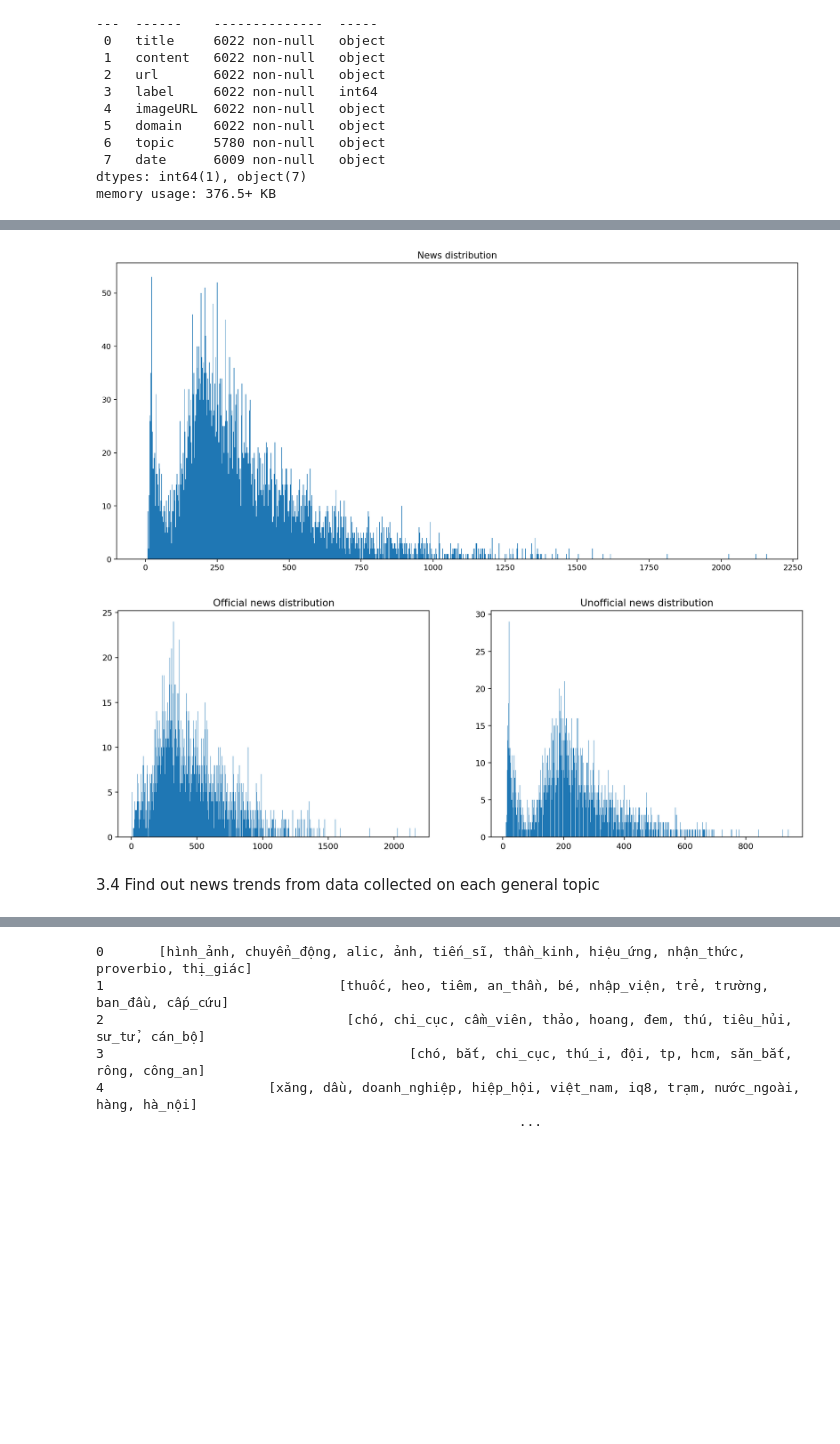
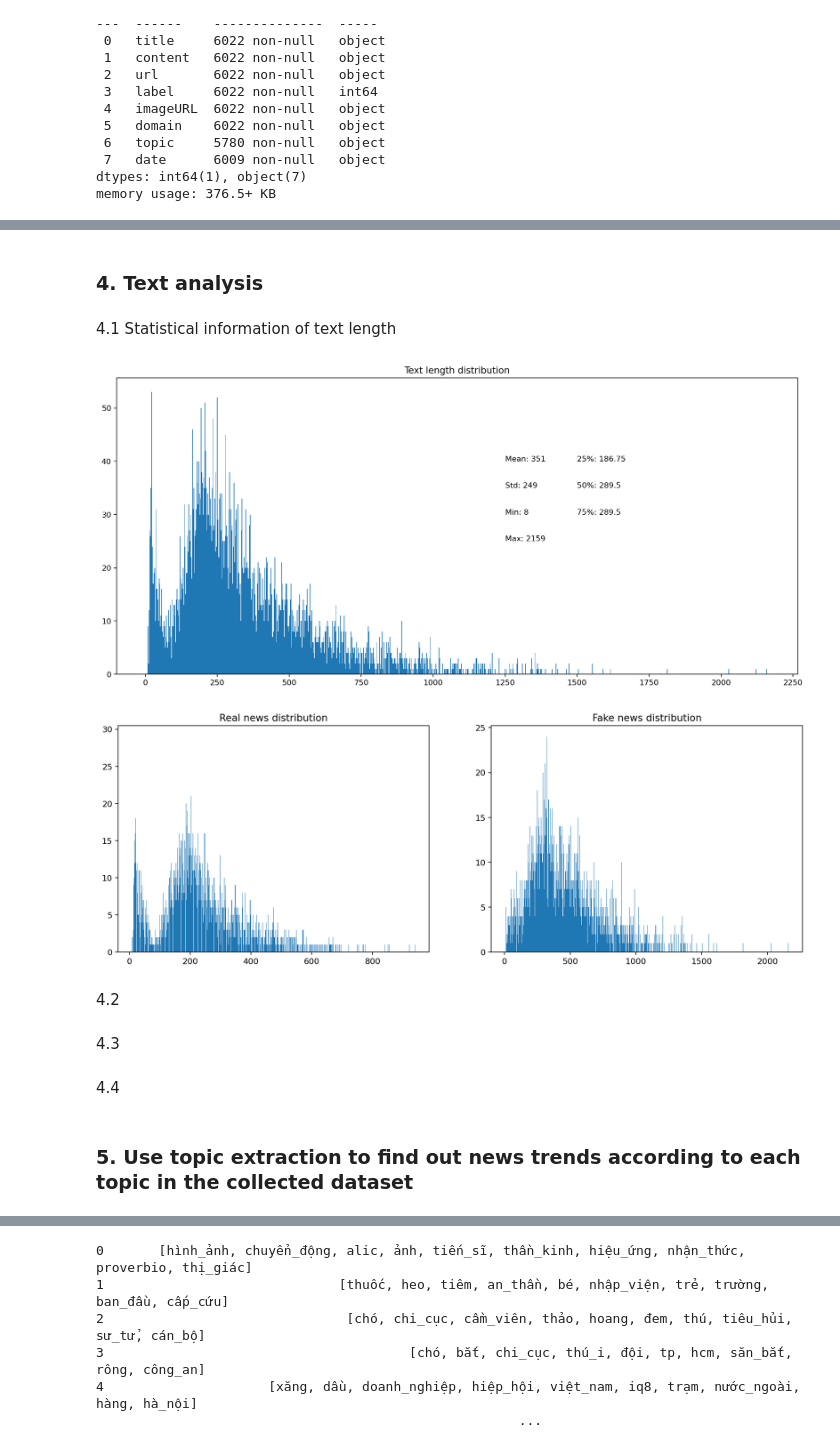
Before and after one commit to DreamyWanderer/Final_Lab, a Jupyter notebook: Source/Visualize/EDA.ipynb, the cells around one changed output, grey strips where cells are left out. Drawn from its saved outputs; the diff is of its cells as text; code cells hidden in the pictures; blank space fills up the shorter version.

```diff
--- a/Source/Visualize/EDA.ipynb
+++ b/Source/Visualize/EDA.ipynb
@@ -67,26 +78,41 @@ df['label'].value_counts().plot(kind = 'pie', autopct='%1.0f%%')
+# %% [markdown]
+### 4. Text analysis
+# %% [markdown]
+4.1 Statistical information of text length
 # %%
 #doc_lens = [get_len(d) for d in df.content]
 doc_lens = [len(d) for d in df.content]
 plt.figure(figsize=(16,7), dpi=160)
 plt.locator_params(axis='x', nbins = 10)
+plt.text(1250, 40, f'Mean: {round(statistics.mean(doc_lens))}')
+plt.text(1250, 35, f'Std: {round(statistics.stdev(doc_lens))}')
+plt.text(1500, 40, f'25%: {(statistics.quantiles(doc_lens)[0])}')
+plt.text(1500, 35, f'50%: {(statistics.quantiles(doc_lens)[1])}')
+plt.text(1500, 30, f'75%: {(statistics.quantiles(doc_lens)[1])}')
 plt.hist(doc_lens, bins = 1000);
-plt.title("News distribution");
+plt.title("Text length distribution");
 # %% [output]
-[figure, old version]
+[figure, new version]
 # %%
 fake_df = df[df['label'] == 1]
 real_df = df[df['label'] == 0]
 fake_doc_lens = [len(d) for d in fake_df.content]
 real_doc_lens = [len(d) for d in real_df.content]
 
 fig, axes = plt.subplots(1,2,figsize=(15,5), dpi=160)
-axes[0].hist(fake_doc_lens, bins = 1000);
-axes[0].set_title("Official news distribution");
+axes[0].hist(real_doc_lens, bins = 1000);
+axes[0].set_title("Real news distribution");
 
-axes[1].hist(real_doc_lens, bins = 1000);
-axes[1].set_title("Unofficial news distribution");
+axes[1].hist(fake_doc_lens, bins = 1000);
+axes[1].set_title("Fake news distribution");
 # %% [output]
-[figure, old version]
+[figure, new version]
-# %% [markdown]
-3.4 Find out news trends from data collected on each general topic
+# %% [markdown]
+4.2
+# %% [markdown]
+4.3
+# %% [markdown]
+4.4
+# %% [markdown]
+### 5. Use topic extraction to find out news trends according to each topic in the collected dataset
 # %% [markdown]
```
Also changed, not shown: parts of 18 cells of this notebook.
